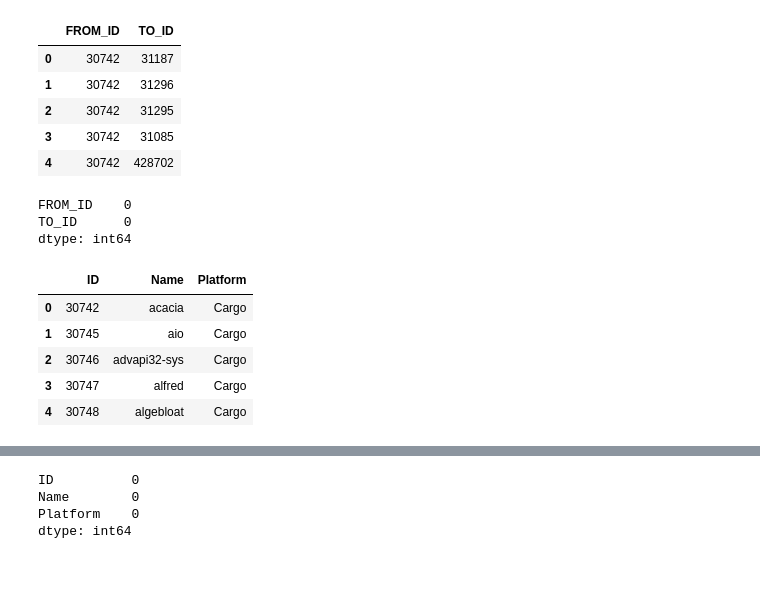
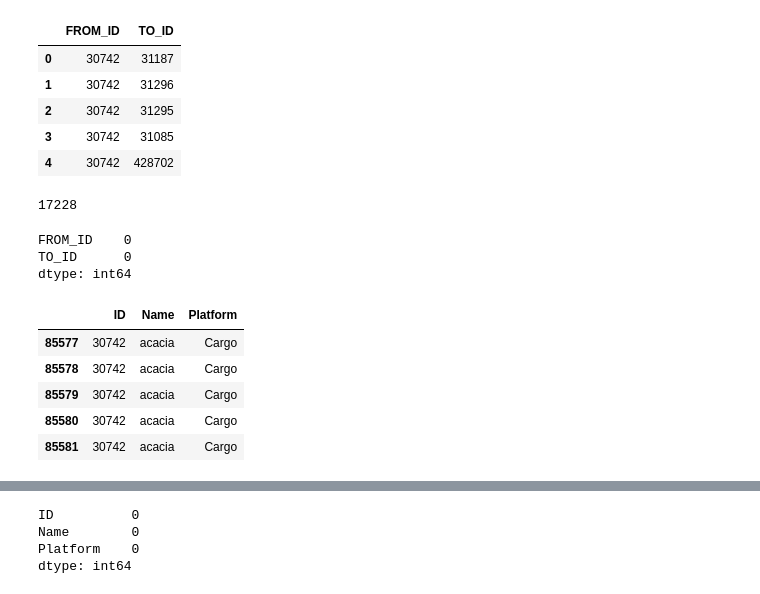
Before and after one commit to oscoin/osrank, a Jupyter notebook: osrank.ipynb, the cells around one changed output, grey strips where cells are left out. Drawn from its saved outputs; the diff is of its cells as text; code cells hidden in the pictures.

```diff
--- a/osrank.ipynb
+++ b/osrank.ipynb
@@ -206,7 +206,7 @@ import numpy as np
 import pandas as pd
 
 #Will take 2-3 mins
-deps = pd.read_csv('data/libraries-1.4.0-2018-12-22/dependencies-1.4.0-2018-12-22.csv', delimiter=',' )
+deps = pd.read_csv('data/libraries-1.4.0-2018-12-22/dependencies-1.4.0-2018-12-22.csv', delimiter=',', engine = "c" )
 # %%
 #Rename cols for ease of work, when selecting
 deps.columns = deps.columns.str.replace(' ', '_')
@@ -240,5 +239,10 @@ len(unique_dep_ids)
 # %% [output]
 16221
+# %%
+#Drop Nulls and NAs
+subset_deps = subset_deps.dropna()
+#Drop NaNs
+subset_deps = subset_deps[~subset_deps.isin([np.nan, np.inf, -np.inf]).any(1)]
 # %%
 #Compose dependency data frame
 #Extract only FROM and TO ID's
@@ -262,6 +262,11 @@ df_deps.head()
 | 2 | 30742 | 31295 |
 | 3 | 30742 | 31085 |
 | 4 | 30742 | 428702 |
+# %%
+#Count unique values from both ID colus
+len(np.unique(df_deps[['FROM_ID', 'TO_ID']].values))
+# %% [output]
+17228
 # %%
 #Check if Nulls or NaNs
 df_deps.isnull().sum()
@@ -275,20 +280,13 @@ df_deps.to_csv('data/cargo-dependencies.csv', index=False)
 # %%
 #Compose dependency metadata data frame
 df_deps_meta = subset_deps[['Project_ID', 'Project_Name', 'Platform']].copy()
 #Rename Columns
 df_deps_meta = df_deps_meta.rename(columns={'Project_ID': 'ID', 'Project_Name': 'Name'})
-#Drop Nulls and NAs
-df_deps_meta.dropna()
-#Drop NaNs
-df_deps_meta = df_deps_meta[~df_deps_meta.isin([np.nan, np.inf, -np.inf]).any(1)]
-#Dedup
-df_deps_meta = df_deps_meta.drop_duplicates()
-df_deps_meta = df_deps_meta.reset_index(drop=True)
 df_deps_meta.head()
 # %% [output]
 |  | ID | Name | Platform |
-| 0 | 30742 | acacia | Cargo |
-| 1 | 30745 | aio | Cargo |
-| 2 | 30746 | advapi32-sys | Cargo |
-| 3 | 30747 | alfred | Cargo |
-| 4 | 30748 | algebloat | Cargo |
+| 85577 | 30742 | acacia | Cargo |
+| 85578 | 30742 | acacia | Cargo |
+| 85579 | 30742 | acacia | Cargo |
+| 85580 | 30742 | acacia | Cargo |
+| 85581 | 30742 | acacia | Cargo |
```
Also changed, not shown: parts of 6 cells of this notebook.
